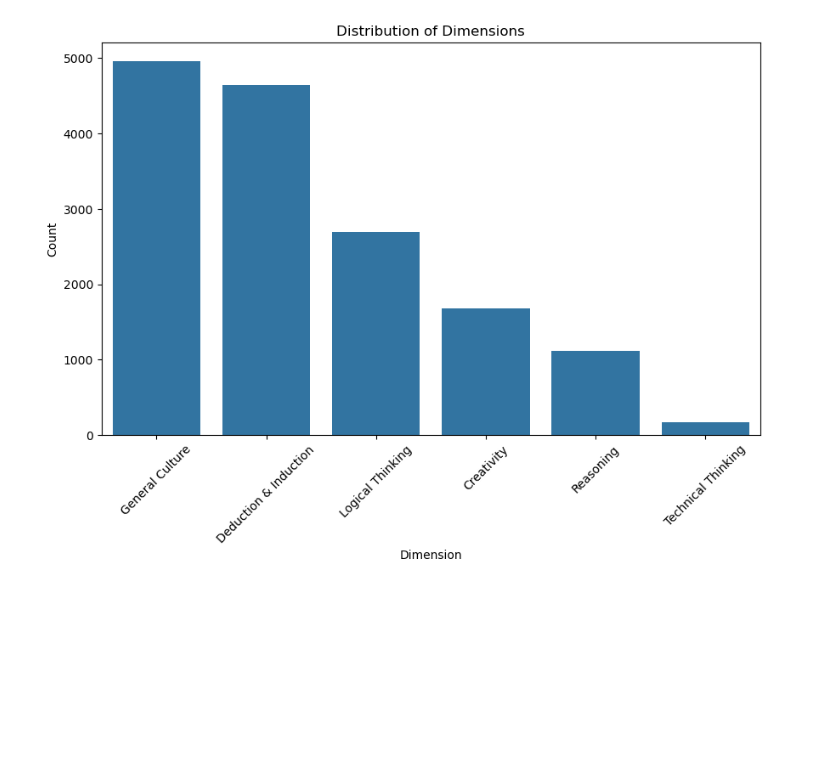
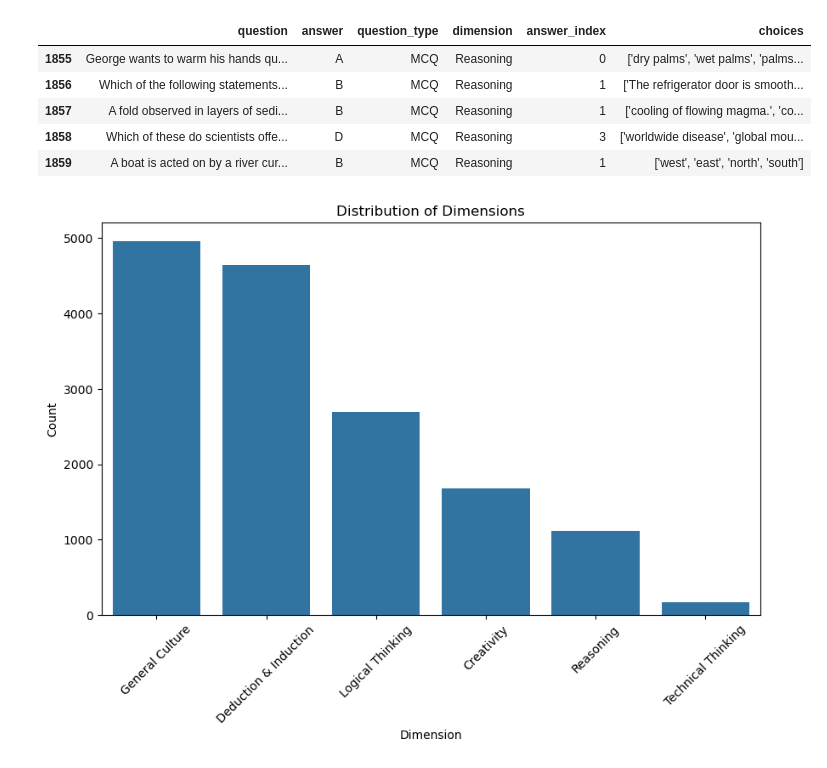
Before and after one commit to you66-s/cogni-eval, a Jupyter notebook: dataset_eda/eda.ipynb, the cells around one changed output. Drawn from its saved outputs; the diff is of its cells as text; code cells hidden in the pictures; blank space fills up the shorter version.

```diff
--- a/dataset_eda/eda.ipynb
+++ b/dataset_eda/eda.ipynb
@@ -27,3 +36,12 @@ dataset.describe()
+# %%
+dataset[dataset["question_type"] == "MCQ"].head()
+# %% [output]
+|  | question | answer | question_type | dimension | answer_index | choices |
+| 1855 | George wants to warm his hands qu... | A | MCQ | Reasoning | 0 | ['dry palms', 'wet palms', 'palms... |
+| 1856 | Which of the following statements... | B | MCQ | Reasoning | 1 | ['The refrigerator door is smooth... |
+| 1857 | A fold observed in layers of sedi... | B | MCQ | Reasoning | 1 | ['cooling of flowing magma.', 'co... |
+| 1858 | Which of these do scientists offe... | D | MCQ | Reasoning | 3 | ['worldwide disease', 'global mou... |
+| 1859 | A boat is acted on by a river cur... | B | MCQ | Reasoning | 1 | ['west', 'east', 'north', 'south'] |
 # %%
 # dimensions distribution
 plt.figure(figsize=(10, 6))
```
Also changed, not shown: parts of 4 cells of this notebook, 5 other files.
